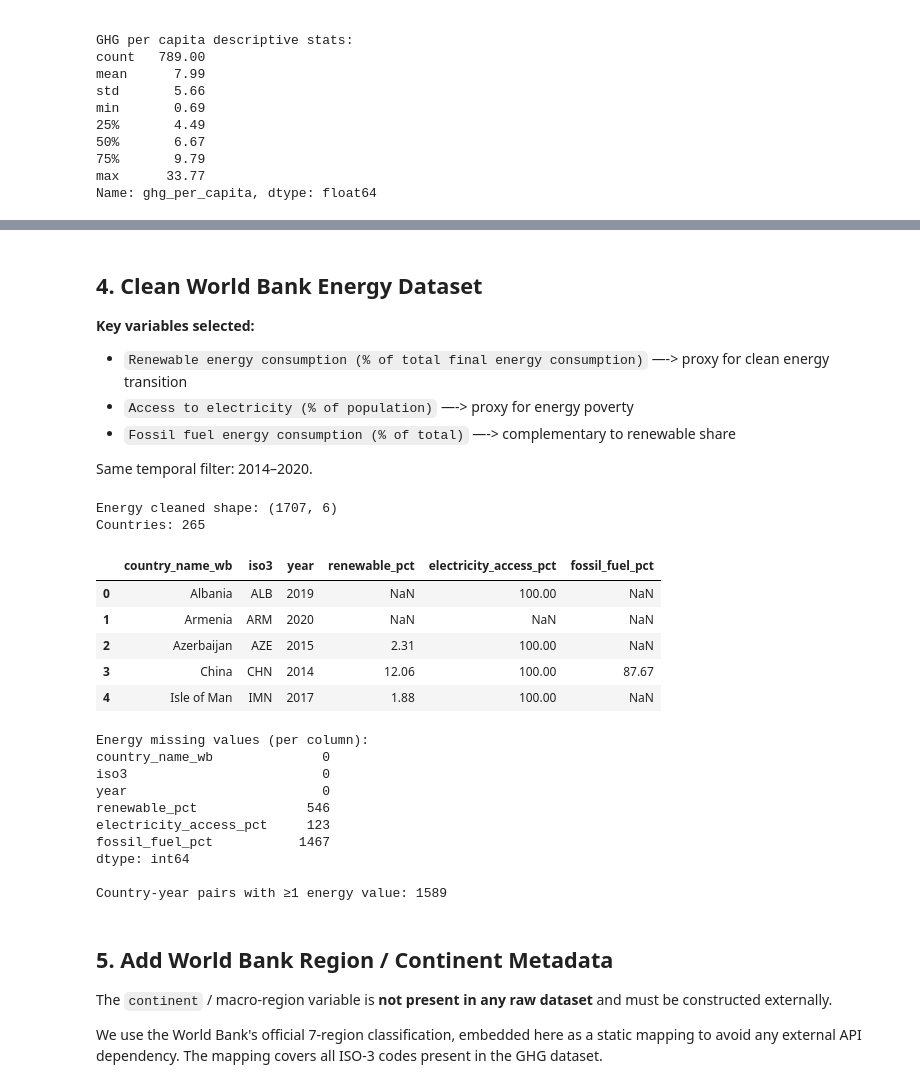
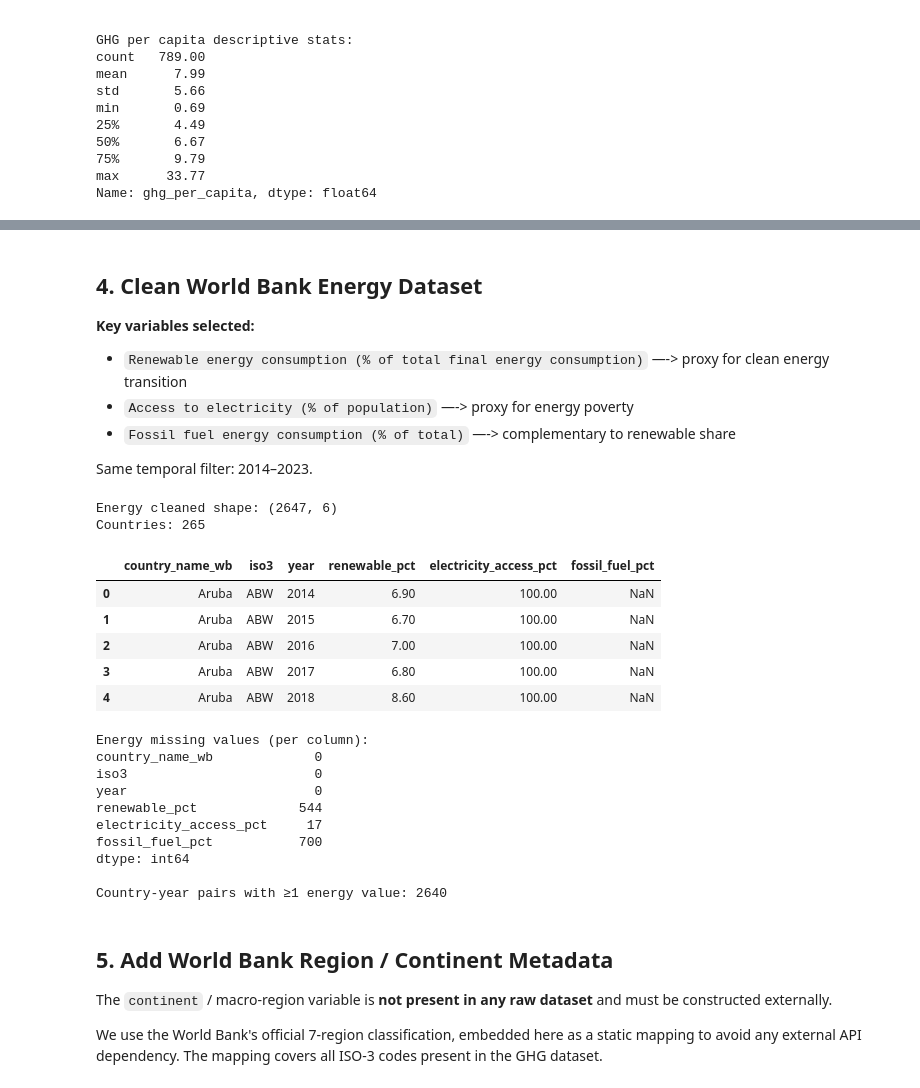
Before and after one commit to mtorella/Data-Visualization-2026, a Jupyter notebook: preprocessing.ipynb, the cells around one changed output, grey strips where cells are left out. Cells and saved outputs as stored; diff of their text form; code cells hidden in the pictures.

Commit message:
correct data integration

```diff
--- a/preprocessing.ipynb
+++ b/preprocessing.ipynb
@@ -65,6 +61,6 @@ Year range: 1960 – 2020
 # %%
 # World Bank Energy & Mining
-nrg_raw = pd.read_csv('data/energy-and-mining.csv')
+nrg_raw = pd.read_csv('data/energy-and-mining-2025.csv')
 print(f'Energy raw shape: {nrg_raw.shape}')
 print(f'Year range: {nrg_raw["Year"].min()} – {nrg_raw["Year"].max()}')
 nrg_raw.head(3)
@@ -219,39 +215,39 @@ Name: gdp_per_capita_ppp, dtype: float64
 - `Access to electricity (% of population)` —-> proxy for energy poverty
 - `Fossil fuel energy consumption (% of total)` —-> complementary to renewable share
 
-Same temporal filter: 2014–2020.
+Same temporal filter: 2014–2023.
 # %%
 RENEW_COL   = 'average_value_Renewable energy consumption (% of total final energy consumption)'
 ELEC_COL    = 'average_value_Access to electricity (% of population)'
 FOSSIL_COL  = 'average_value_Fossil fuel energy consumption (% of total)'
 
 nrg = (
     nrg_raw
     [['Country Name', 'Country Code', 'Year', RENEW_COL, ELEC_COL, FOSSIL_COL]]
     .rename(columns={
         'Country Name': 'country_name_wb',
         'Country Code': 'iso3',
         'Year': 'year',
         RENEW_COL:  'renewable_pct',
         ELEC_COL:   'electricity_access_pct',
         FOSSIL_COL: 'fossil_fuel_pct'
     })
-    .query('year >= 2014 and year <= 2020')
+    .query('year >= 2014 and year <= 2023')
     .reset_index(drop=True)
 )
 
 print(f'Energy cleaned shape: {nrg.shape}')
 print(f'Countries: {nrg["iso3"].nunique()}')
 nrg.head()
 # %% [output]
-Energy cleaned shape: (1707, 6)
+Energy cleaned shape: (2647, 6)
 Countries: 265
 |  | country_name_wb | iso3 | year | renewable_pct | electricity_access_pct | fossil_fuel_pct |
-| 0 | Albania | ALB | 2019 | NaN | 100.00 | NaN |
-| 1 | Armenia | ARM | 2020 | NaN | NaN | NaN |
-| 2 | Azerbaijan | AZE | 2015 | 2.31 | 100.00 | NaN |
-| 3 | China | CHN | 2014 | 12.06 | 100.00 | 87.67 |
-| 4 | Isle of Man | IMN | 2017 | 1.88 | 100.00 | NaN |
+| 0 | Aruba | ABW | 2014 | 6.90 | 100.00 | NaN |
+| 1 | Aruba | ABW | 2015 | 6.70 | 100.00 | NaN |
+| 2 | Aruba | ABW | 2016 | 7.00 | 100.00 | NaN |
+| 3 | Aruba | ABW | 2017 | 6.80 | 100.00 | NaN |
+| 4 | Aruba | ABW | 2018 | 8.60 | 100.00 | NaN |
 # %%
 print('Energy missing values (per column):')
 print(nrg.isnull().sum())
@@ -262,15 +258,15 @@ nrg_any = nrg.dropna(subset=['renewable_pct', 'electricity_access_pct', 'fossil_
 print(f'Country-year pairs with ≥1 energy value: {len(nrg_any)}')
 # %% [output]
 Energy missing values (per column):
-country_name_wb              0
-iso3                         0
-year                         0
-renewable_pct              546
-electricity_access_pct     123
-fossil_fuel_pct           1467
+country_name_wb             0
+iso3                        0
+year                        0
+renewable_pct             544
+electricity_access_pct     17
+fossil_fuel_pct           700
 dtype: int64
 
-Country-year pairs with ≥1 energy value: 1589
+Country-year pairs with ≥1 energy value: 2640
 # %% [markdown]
 ## 5. Add World Bank Region / Continent Metadata
 
```
Also changed, not shown: parts of 77 cells of this notebook, 8 other files.
